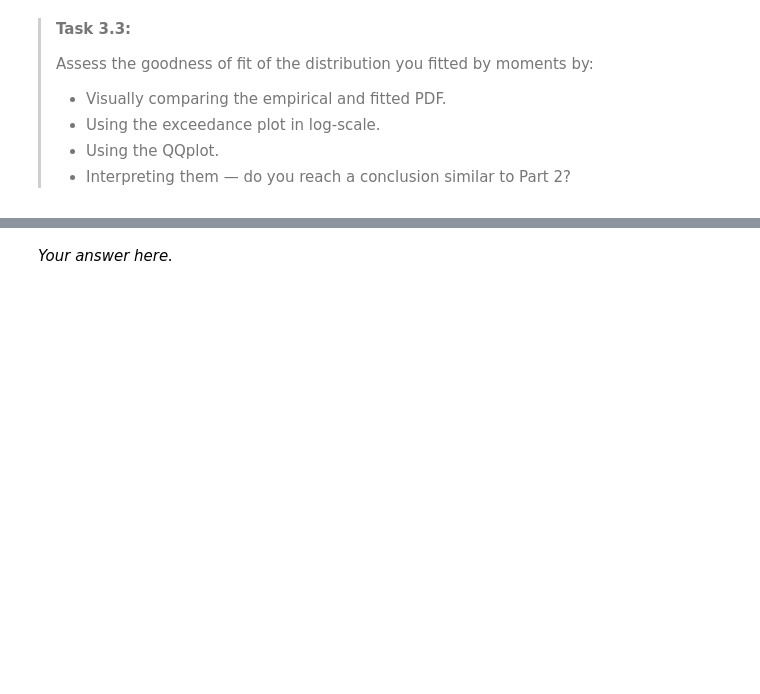
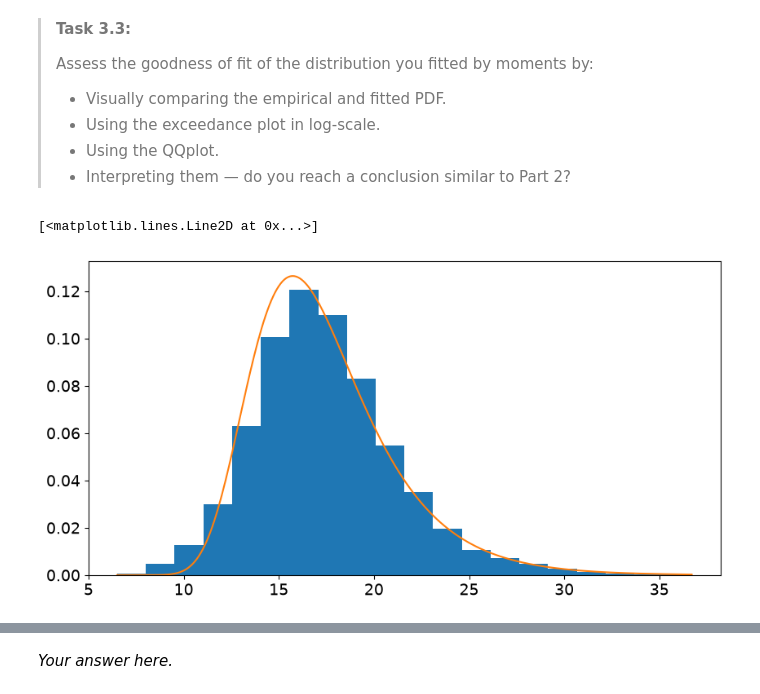
Before and after one commit to wvandenwildenberg/WS1.4., a Jupyter notebook: WS1_4_Fit_happens.ipynb, the cells around one changed output, grey strips where cells are left out. Cells and saved outputs as stored; diff of their text form; code cells hidden in the pictures; blank space fills up the shorter version.

```diff
--- a/WS1_4_Fit_happens.ipynb
+++ b/WS1_4_Fit_happens.ipynb
@@ -38,7 +41,7 @@ findfile('dataset_temperature.csv')
 # %%
 # Please choose one of the datasets below
 viable_datasets = ['concrete', 'temperature']
-dataset = 'concrete'  # Choose one dataset from the list above
+dataset = 'temperature'  # Choose one dataset from the list above
 
 assert dataset in viable_datasets, 'Dataset must be in {}.'.format(str(viable_datasets))
 
@@ -140,6 +156,15 @@ def ecdf(observations):
 >
 # %%
 # Visually compare the PDFs
-### YOUR CODE HERE
+loc, scale = 15.73, 2.91
+
+distribution = stats.gumbel_r.pdf(np.sort(data), loc, scale)
+
+fig, axes = plt.subplots(1, 1, figsize=(10, 5))
+axes.hist(data, density=True, bins=number_bins, label='empirical pdf')
+axes.plot(np.sort(data), distribution)
+# %% [output]
+[<matplotlib.lines.Line2D at 0x...>]
+[figure, added]
 # %%
 # Visually compare the exceedance probabilities
```
Also changed, not shown: parts of 15 cells of this notebook.
